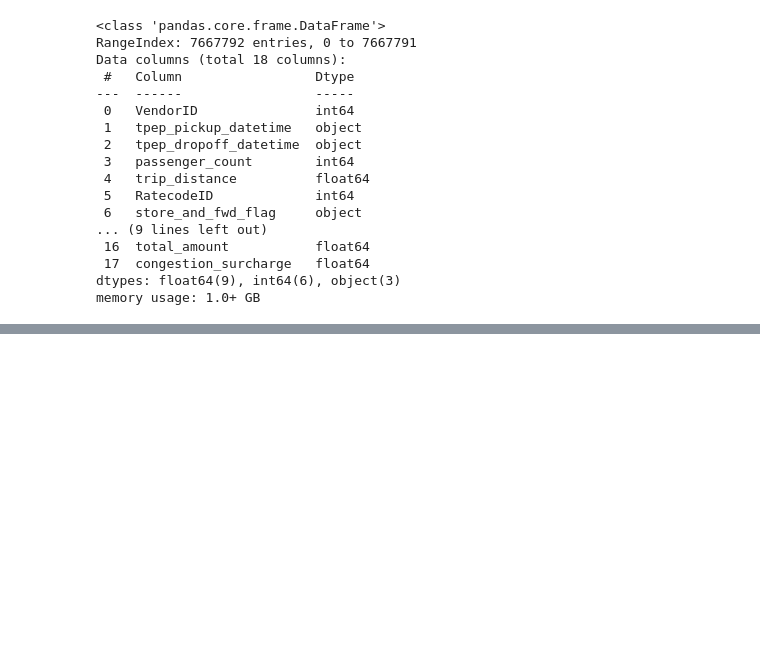
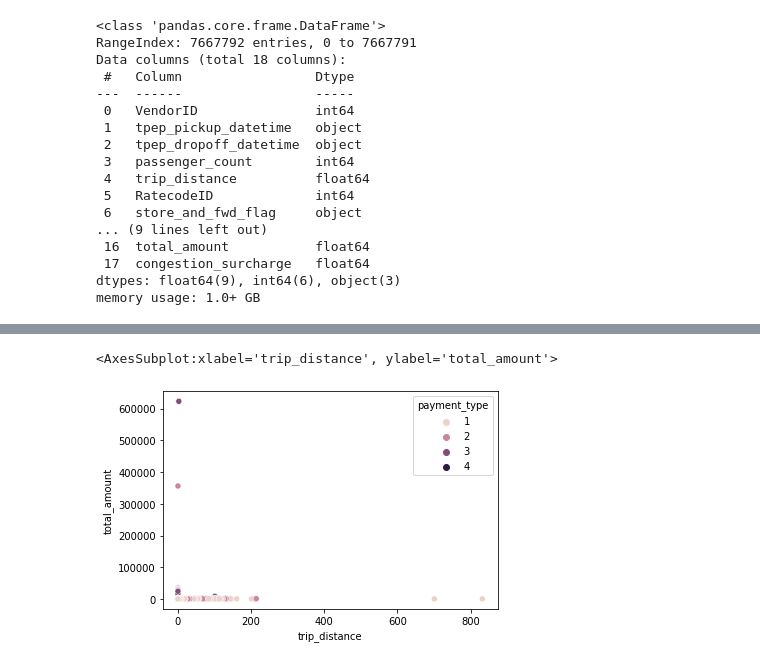
Before and after one commit to ashurock14/New_york_Taxi_Analysis, a Jupyter notebook: FinalCode.ipynb, the cells around one changed output, grey strips where cells are left out. Drawn from its saved outputs; the diff is of its cells as text; code cells hidden in the pictures; blank space fills up the shorter version.

```diff
--- a/FinalCode.ipynb
+++ b/FinalCode.ipynb
@@ -36,0 +108,6 @@ df.describe()
+# %%
+#sns.scatterplot(data=tips, x="total_bill", y="tip")
+sns.scatterplot(data=df,x='trip_distance',y='total_amount',hue='payment_type')
+# %% [output]
+<AxesSubplot:xlabel='trip_distance', ylabel='total_amount'>
+[figure, added]
```
Also changed, not shown: parts of 21 cells of this notebook.
